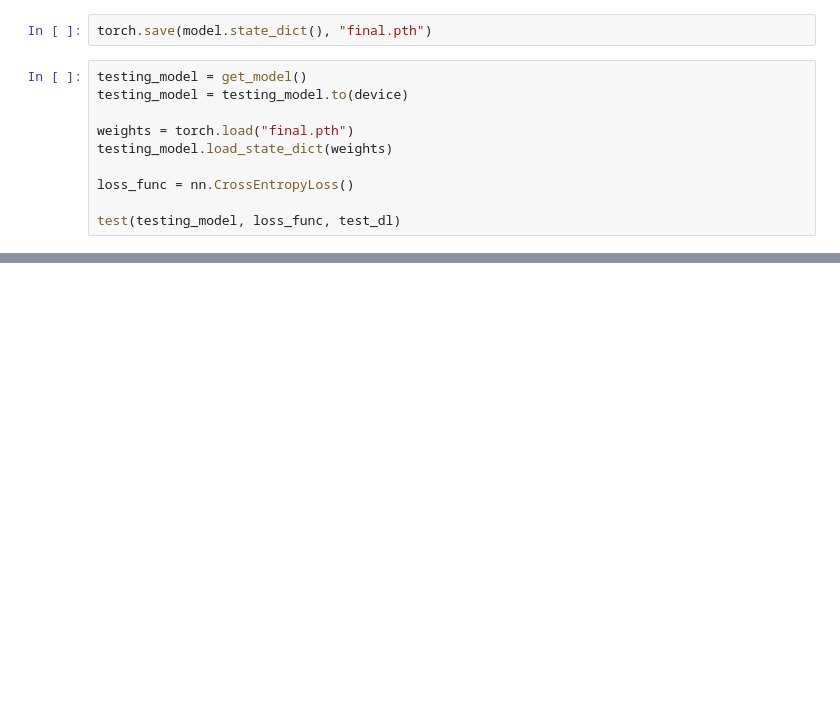
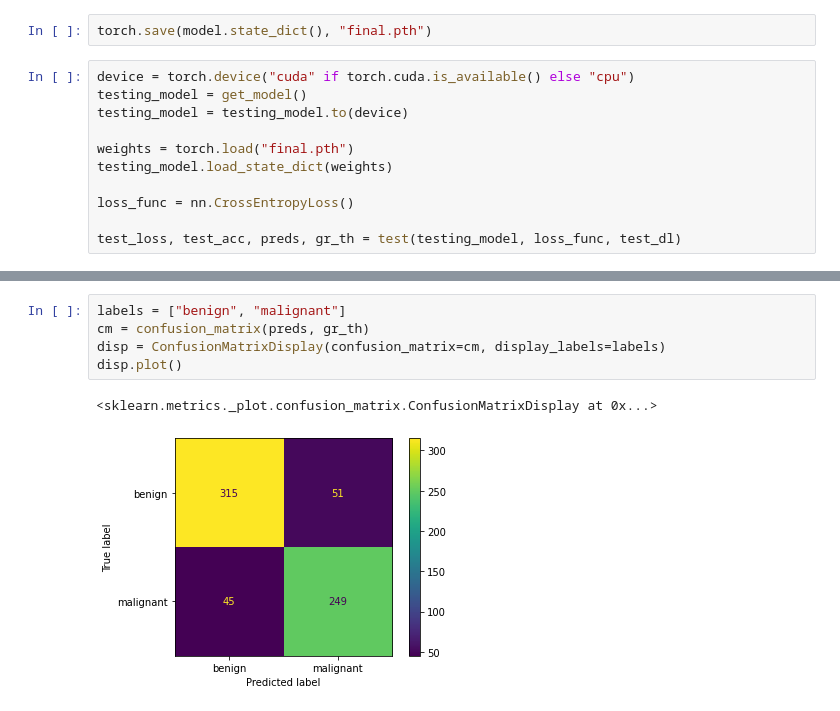
Before and after one commit to ahmed-mehanna-1/skin-cancer-classification, a Jupyter notebook: Skin_Cancer.ipynb, the cells around one changed output, grey strips where cells are left out. Cells and saved outputs as stored; diff of their text form; blank space fills up the shorter version.

```diff
--- a/Skin_Cancer.ipynb
+++ b/Skin_Cancer.ipynb
@@ -193,6 +252,7 @@ Testing Phase --- Loss: 0.2028 Acc: 92.8788
 # %%
 torch.save(model.state_dict(), "final.pth")
 # %%
+device = torch.device("cuda" if torch.cuda.is_available() else "cpu")
 testing_model = get_model()
 testing_model = testing_model.to(device)
 
@@ -201,5 +261,5 @@ testing_model.load_state_dict(weights)
 
 loss_func = nn.CrossEntropyLoss()
 
-test(testing_model, loss_func, test_dl)
+test_loss, test_acc, preds, gr_th = test(testing_model, loss_func, test_dl)
 # %% [output]
@@ -207,0 +267,8 @@ Testing Phase --- Loss: 0.2028 Acc: 92.8788
+# %%
+labels = ["benign", "malignant"]
+cm = confusion_matrix(preds, gr_th)
+disp = ConfusionMatrixDisplay(confusion_matrix=cm, display_labels=labels)
+disp.plot()
+# %% [output]
+<sklearn.metrics._plot.confusion_matrix.ConfusionMatrixDisplay at 0x...>
+[figure, added]
```
Also changed, not shown: parts of 11 cells of this notebook.
